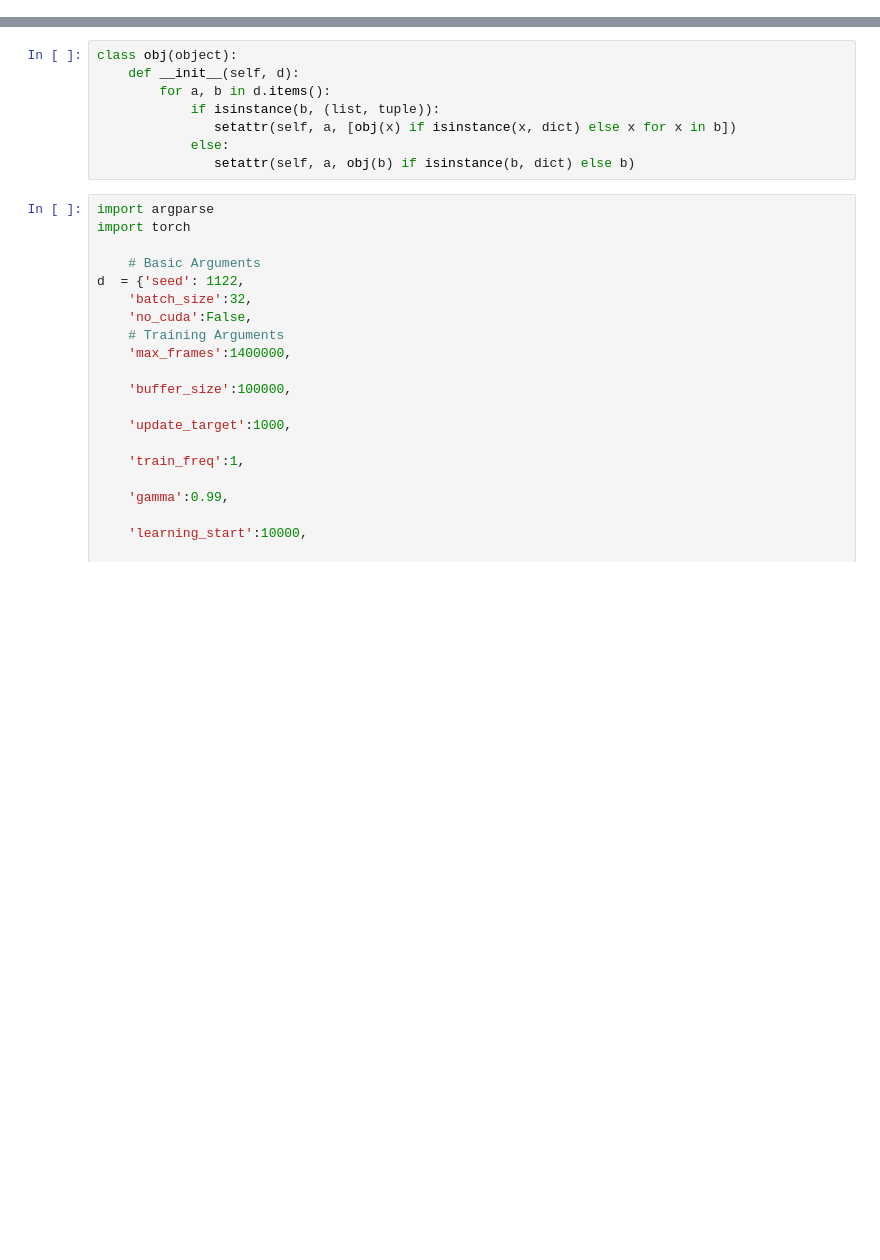
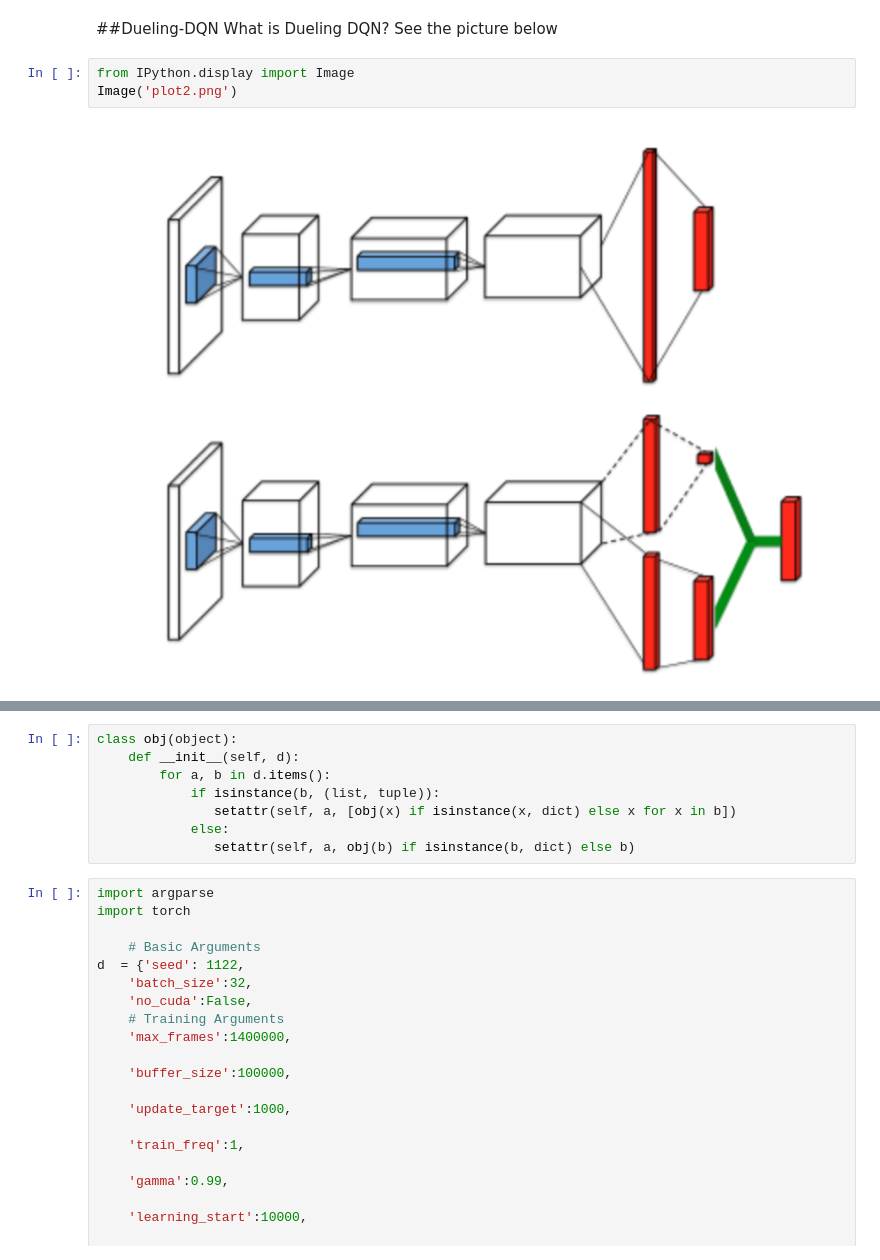
Before and after one commit to NMADALI97/NMADALI97-Rainbow-Combining-Improvements-in-Deep-Reinforcement-Learning, a Jupyter notebook: Rainbow.ipynb, the cells around one changed output, grey strips where cells are left out. Saved outputs shown, nothing was run; the diff lists cells and outputs as text; blank space fills up the shorter version.

```diff
--- a/Rainbow.ipynb
+++ b/Rainbow.ipynb
@@ -9,0 +81,8 @@ Successfully installed tensorboardX-1.9
+# %% [markdown]
+##Dueling-DQN
+What is Dueling DQN? See the picture below
+# %%
+from IPython.display import Image
+Image('plot2.png')
+# %% [output]
+[figure, added]
```
Also changed, not shown: parts of 16 cells of this notebook, 3 other files.
